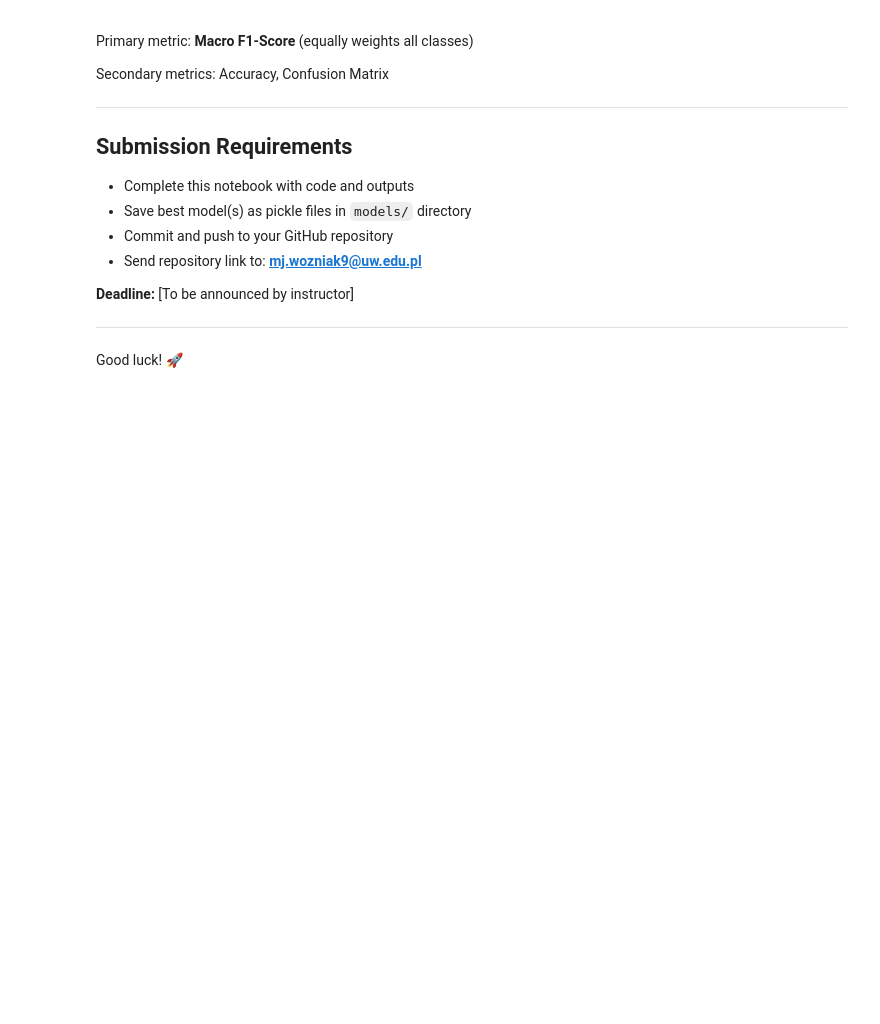
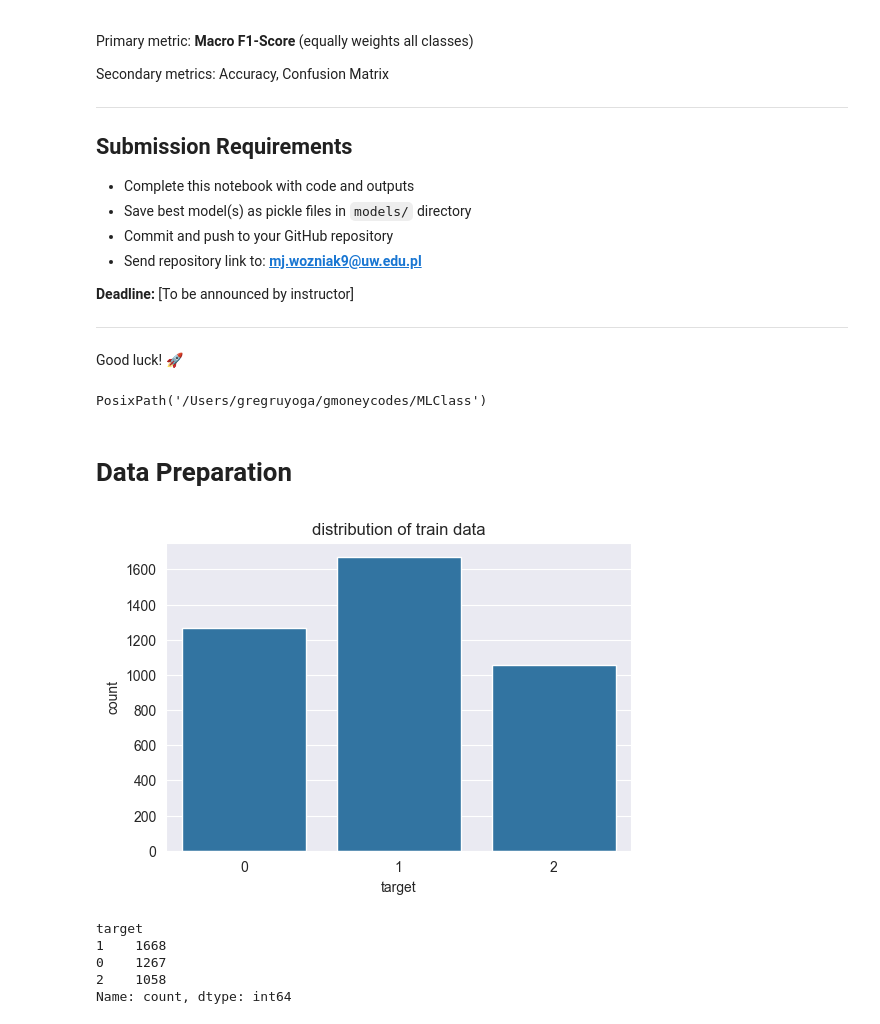
Before and after one commit to ruyoga/MLClass, a Jupyter notebook: notebooks/11.classification-task.ipynb, the cells around one changed output. Cells and saved outputs as stored; diff of their text form; code cells hidden in the pictures; blank space fills up the shorter version.

```diff
--- a/notebooks/11.classification-task.ipynb
+++ b/notebooks/11.classification-task.ipynb
@@ -66,3 +66,44 @@ Secondary metrics: Accuracy, Confusion Matrix
 ---
 
 Good luck! 🚀
+# %%
+from pathlib import Path
+import numpy as np
+import pandas as pd
+import seaborn as sns
+import matplotlib.pyplot as plt
+from mlxtend.feature_selection import SequentialFeatureSelector as SFS
+from sklearn.preprocessing import MinMaxScaler
+
+root = Path().resolve().parent
+root
+# %% [output]
+PosixPath('/Users/gregruyoga/gmoneycodes/MLClass')
+# %% [markdown]
+# Data Preparation
+# %%
+train = pd.read_csv(root / 'data' / 'output'/ 'train_fe.csv', index_col=0)
+test = pd.read_csv(root / 'data' / 'output'/ 'test_fe.csv', index_col=0)
+
+def create_targets(df: pd.DataFrame) -> pd.DataFrame:
+    df = df.copy()
+    df['target'] = df['etr'].apply(
+        lambda x: 0 if x > 0.25 else (1 if x > 0.15 else 2)
+    )
+    return df
+
+train = create_targets(train)
+test = create_targets(test)
+# %%
+plt.figure(figsize=(6,4))
+sns.countplot(x='target', data=train)
+plt.title('distribution of train data')
+plt.show()
+train['target'].value_counts()
+# %% [output]
+[figure, added]
+target
+1    1668
+0    1267
+2    1058
+Name: count, dtype: int64
```
Also changed, not shown: parts of 3 cells of this notebook.
